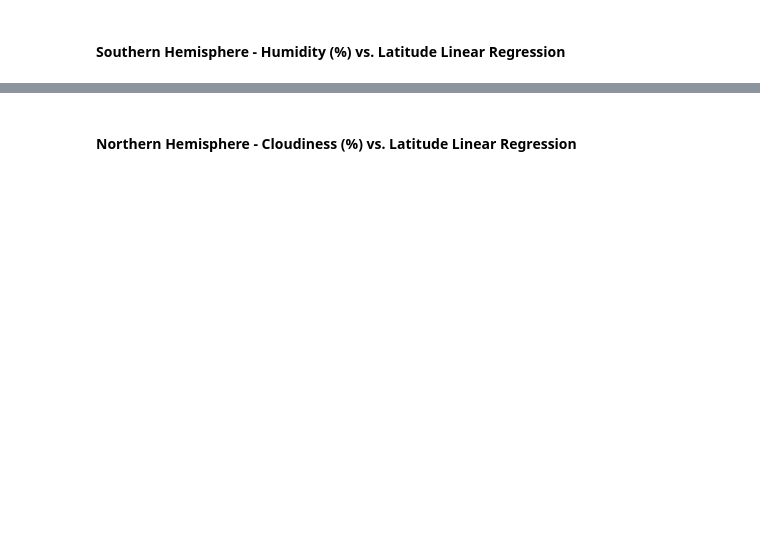
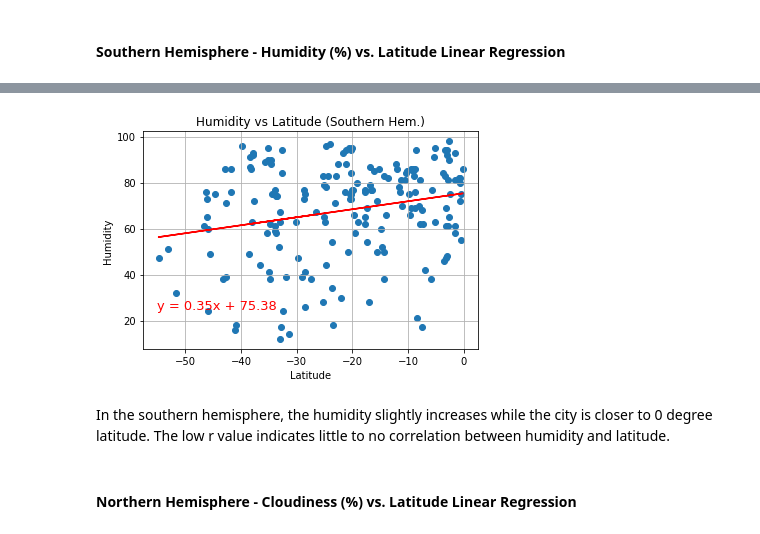
Before and after one commit to melorebecca/python-api-challenge, a Jupyter notebook: WeatherPy/WeatherPy.ipynb, the cells around one changed output, grey strips where cells are left out. Saved outputs shown, nothing was run; the diff lists cells and outputs as text; code cells hidden in the pictures; blank space fills up the shorter version.

```diff
--- a/WeatherPy/WeatherPy.ipynb
+++ b/WeatherPy/WeatherPy.ipynb
@@ -336,2 +348,20 @@ The r-value is: 0.014985174297345524
+# %%
+plt.scatter(southern_cities["Lat"], southern_cities["Humidity"])
+plt.grid()
+plt.xlabel("Latitude")
+plt.ylabel("Humidity")
+plt.title("Humidity vs Latitude (Southern Hem.)")
+(slope, intercept, rvalue, pvalue, stderr) = linregress(southern_cities["Lat"], southern_cities["Humidity"])
+regress_values = southern_cities["Lat"] * slope + intercept
+line_equation = "y = " + str(round(slope,2)) + "x + " + str(round(intercept,2))
+plt.annotate(line_equation,(-55,25), fontsize=13,color="red")
+plt.plot(southern_cities["Lat"],regress_values,"r-")
+
+plt.savefig("../images/SourthernHemHumidityvLat.png")
+# %% [output]
+[figure, added]
+# %% [markdown]
+In the southern hemisphere, the humidity slightly increases while the city is closer to 0 degree latitude.
+The low r value indicates little to no correlation between humidity and latitude.
 # %% [markdown]
 ####  Northern Hemisphere - Cloudiness (%) vs. Latitude Linear Regression
```
Also changed, not shown: parts of 17 cells of this notebook, 6 other files.
